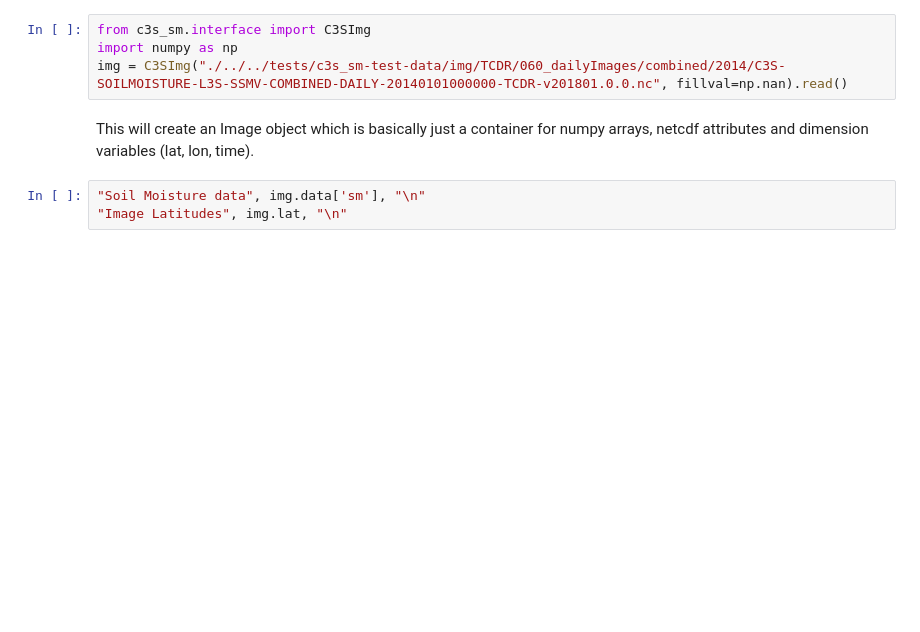
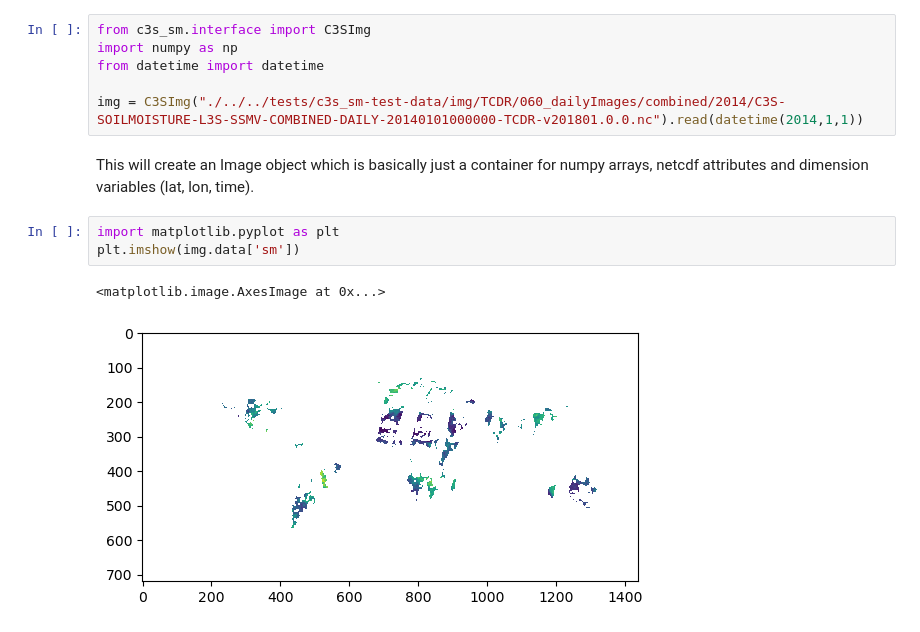
Before and after one commit to wpreimes/c3s_sm, a Jupyter notebook: docs/pages/reading.ipynb, the cells around one changed output. Drawn from its saved outputs; the diff is of its cells as text; blank space fills up the shorter version.

```diff
--- a/docs/pages/reading.ipynb
+++ b/docs/pages/reading.ipynb
@@ -103,9 +87,14 @@ to read a single netcdf file, and one to find the image for a date in a file col
 # %%
 from c3s_sm.interface import C3SImg
 import numpy as np
-img = C3SImg("./../../tests/c3s_sm-test-data/img/TCDR/060_dailyImages/combined/2014/C3S-SOILMOISTURE-L3S-SSMV-COMBINED-DAILY-20140101000000-TCDR-v201801.0.0.nc", fillval=np.nan).read()
+from datetime import datetime
+
+img = C3SImg("./../../tests/c3s_sm-test-data/img/TCDR/060_dailyImages/combined/2014/C3S-SOILMOISTURE-L3S-SSMV-COMBINED-DAILY-20140101000000-TCDR-v201801.0.0.nc").read(datetime(2014,1,1))
 # %% [markdown]
 This will create an Image object which is basically just a container for numpy arrays, netcdf attributes and dimension variables (lat, lon, time).
 # %%
-"Soil Moisture data", img.data['sm'], "\n"
-"Image Latitudes", img.lat, "\n"
+import matplotlib.pyplot as plt
+plt.imshow(img.data['sm'])
+# %% [output]
+<matplotlib.image.AxesImage at 0x...>
+[figure, added]
```
Also changed, not shown: parts of 6 cells of this notebook, 8 other files.
